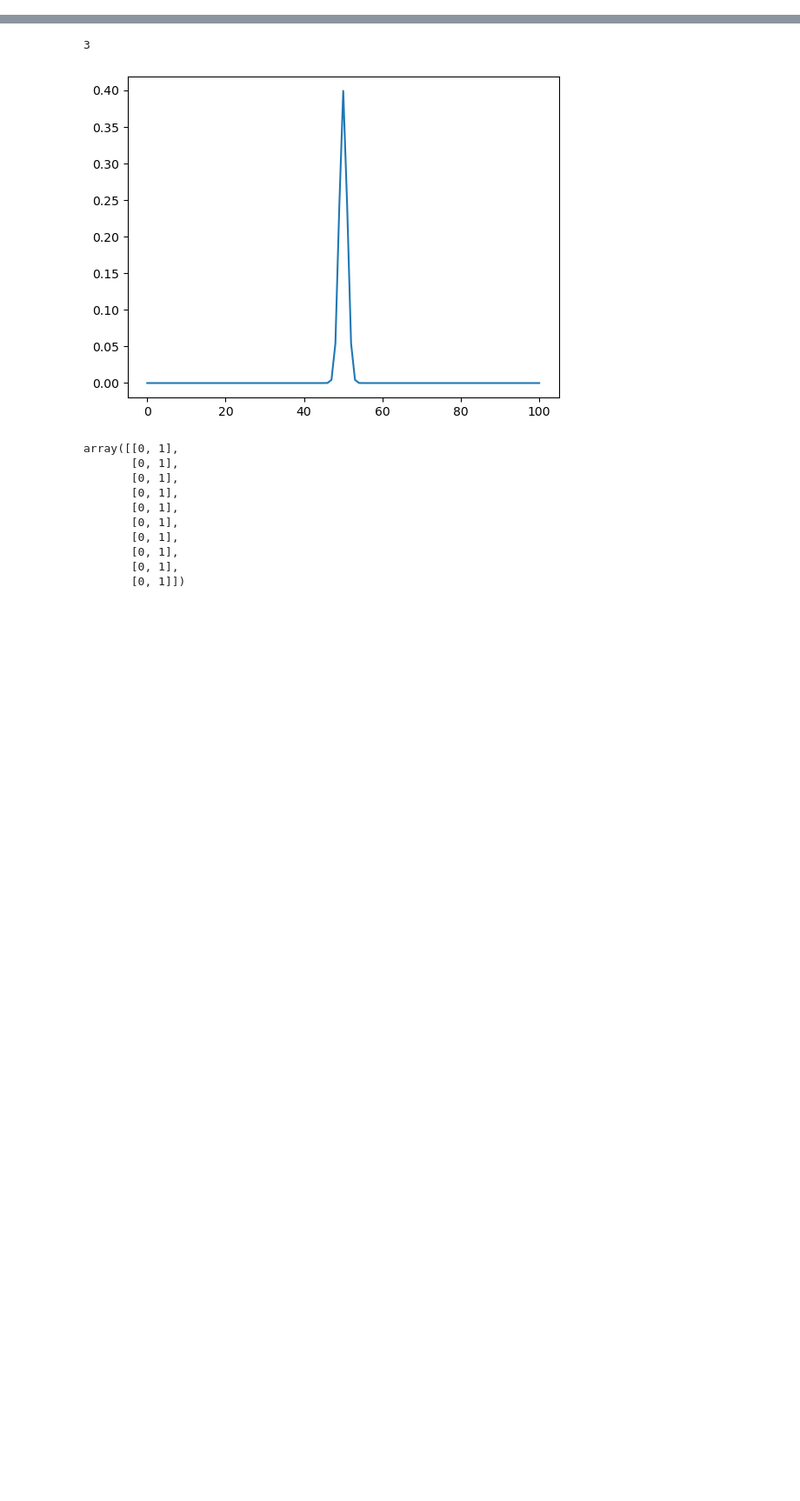
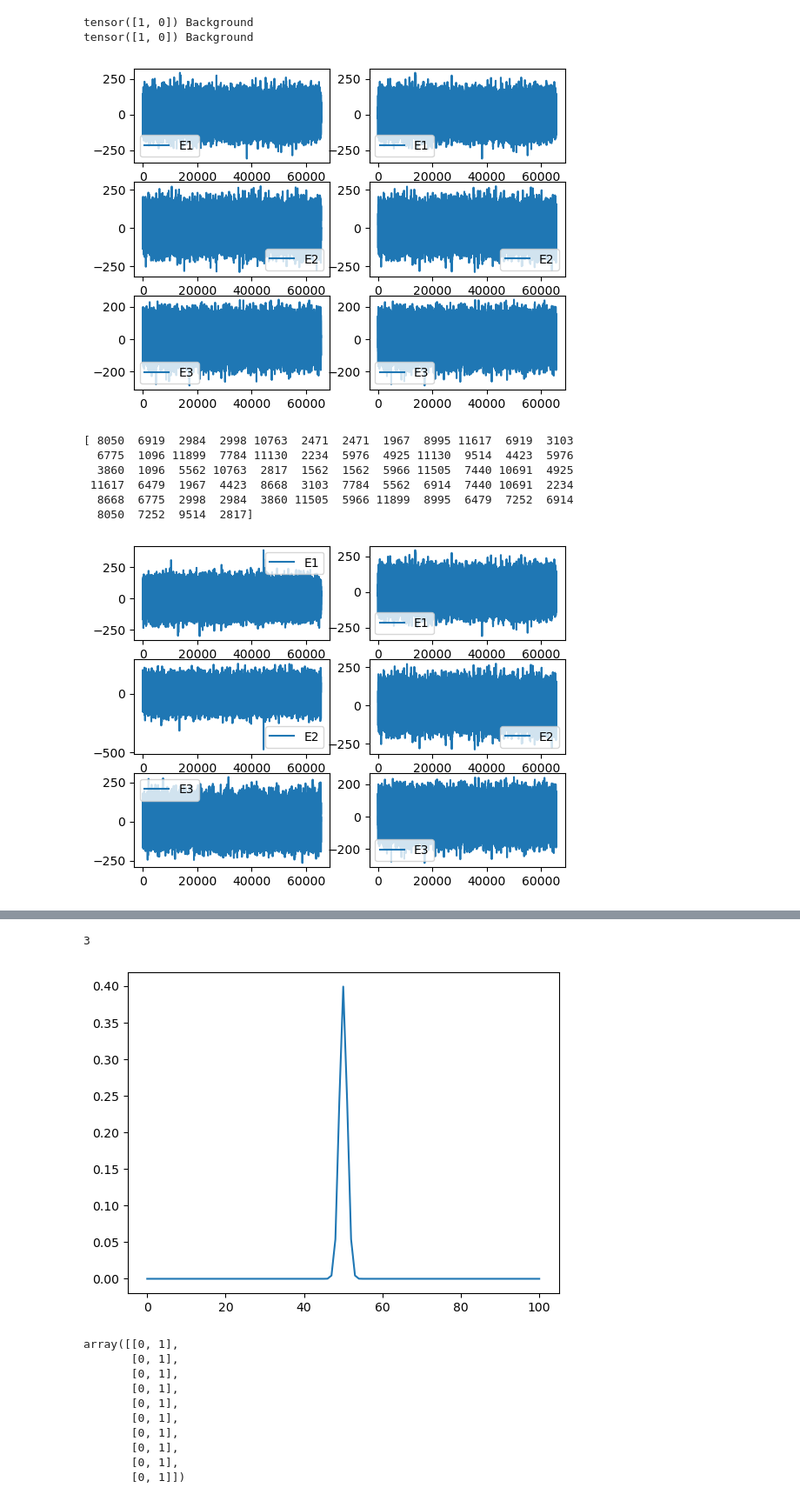
Before and after one commit to jurriaan585/Project2_CAML, a Jupyter notebook: Code/TESTER.ipynb, the cells around one changed output, grey strips where cells are left out. Shown at 87% size. Cells and saved outputs as stored; diff of their text form; code cells hidden in the pictures; blank space fills up the shorter version.

```diff
--- a/Code/TESTER.ipynb
+++ b/Code/TESTER.ipynb
@@ -6,0 +7,16 @@ from data.Data_loader import GravitationalWave_datastrain as GW_DS, Gravitationa
+# %%
+path = '/data/gravwav/lopezm/ML_projects/Projects_2022/Project_2/Data_new'
+data = GW_DS_NEW(path)
+
+trainsize = 32
+trainset = data.make_dataset(trainsize, data_bounds=[0,12000])
+print('shape:', trainset[0].shape, trainset[1].shape)
+
+args = data.args
+
+random_draw = args['random_draw']
+print(random_draw)
+shuffle_array = args['shuffle_array']
+print(shuffle_array)
+
+Trainset = Data_set_transform(trainset)
@@ -6,0 +31,56 @@ from data.Data_loader import GravitationalWave_datastrain as GW_DS, Gravitationa
+# %%
+test_ID = 43
+injections, labels = trainset
+label = labels[test_ID]
+injection = injections[test_ID]
+truth = 'Signal' if label[1] == 1 else 'Background'
+print(label,truth)
+fig, ax = plt.subplots(3,2)
+for i in [1,2,3]:
+    ax[i-1,0].plot(injection[i-1], label=f'E{i}')
+    ax[i-1,0].legend()
+
+Injection, Label = Trainset[test_ID]
+Trueth = 'Signal' if Label[1] == 1 else 'Background'
+print(Label,Trueth)
+
+for i in [1,2,3]:
+    ax[i-1,1].plot(Injection[i-1], label=f'E{i}')
+    ax[i-1,1].legend()
+plt.show()
+
+
+ID_array = np.tile(random_draw,2)[shuffle_array]
+print(ID_array)
+event_ID = ID_array[test_ID]
+
+IN = np.load(path+f'/Injections/Whitened/injection_wf{event_ID}.npy.html')
+BG = np.load(path+f'/Background/Whitened/background_wf{event_ID}.npy.html')
+
+fig, ax = plt.subplots(3,2)
+for i in [1,2,3]:
+    ax[i-1,0].plot(IN.T[i-1], label=f'E{i}')
+    ax[i-1,0].legend()
+
+for i in [1,2,3]:
+    ax[i-1,1].plot(BG.T[i-1], label=f'E{i}')
+    ax[i-1,1].legend()
+plt.show()
+
+
+REAL = IN if truth == 'Signal' else BG
+fig, ax = plt.subplots(3,1)
+for i in [1,2,3]:
+    ax[i-1].plot(REAL.T[i-1] - injection.numpy()[i-1], label=f'E{i}')
+    ax[i-1].legend()
+# %% [output]
+tensor([1, 0]) Background
+tensor([1, 0]) Background
+[figure, added]
+[ 8050  6919  2984  2998 10763  2471  2471  1967  8995 11617  6919  3103
+  6775  1096 11899  7784 11130  2234  5976  4925 11130  9514  4423  5976
+  3860  1096  5562 10763  2817  1562  1562  5966 11505  7440 10691  4925
+ 11617  6479  1967  4423  8668  3103  7784  5562  6914  7440 10691  2234
+  8668  6775  2998  2984  3860 11505  5966 11899  8995  6479  7252  6914
+  8050  7252  9514  2817]
+[figure, added]
```
Also changed, not shown: parts of 6 cells of this notebook, 3 other files.
